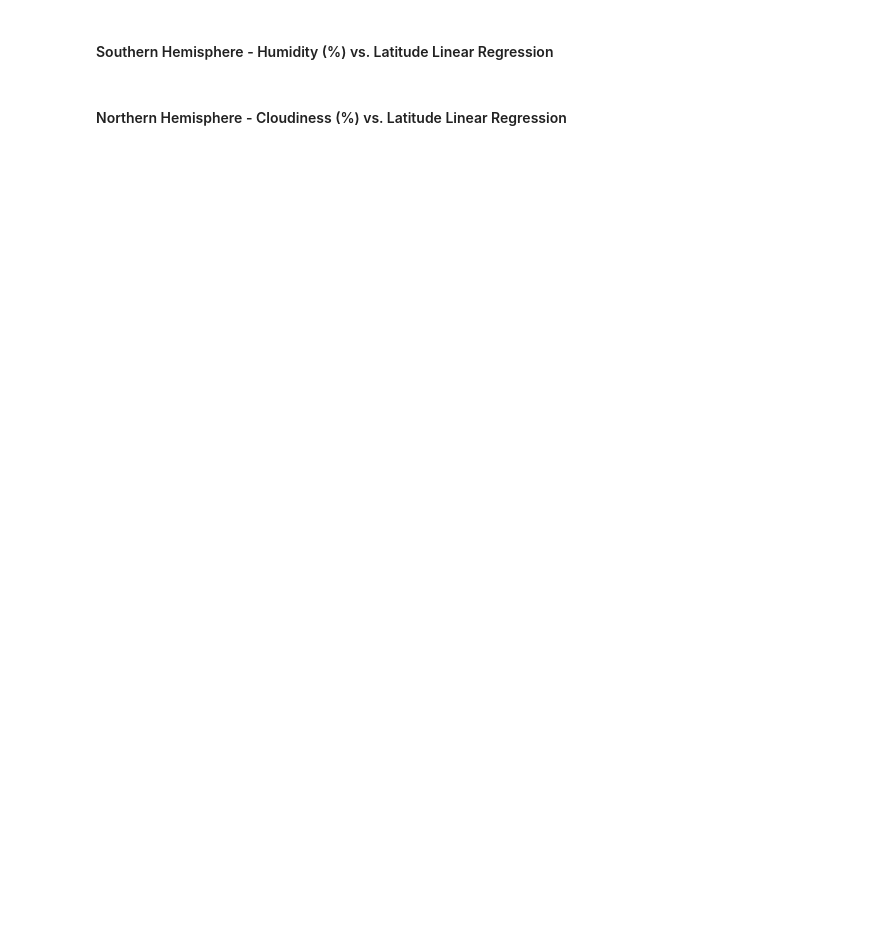
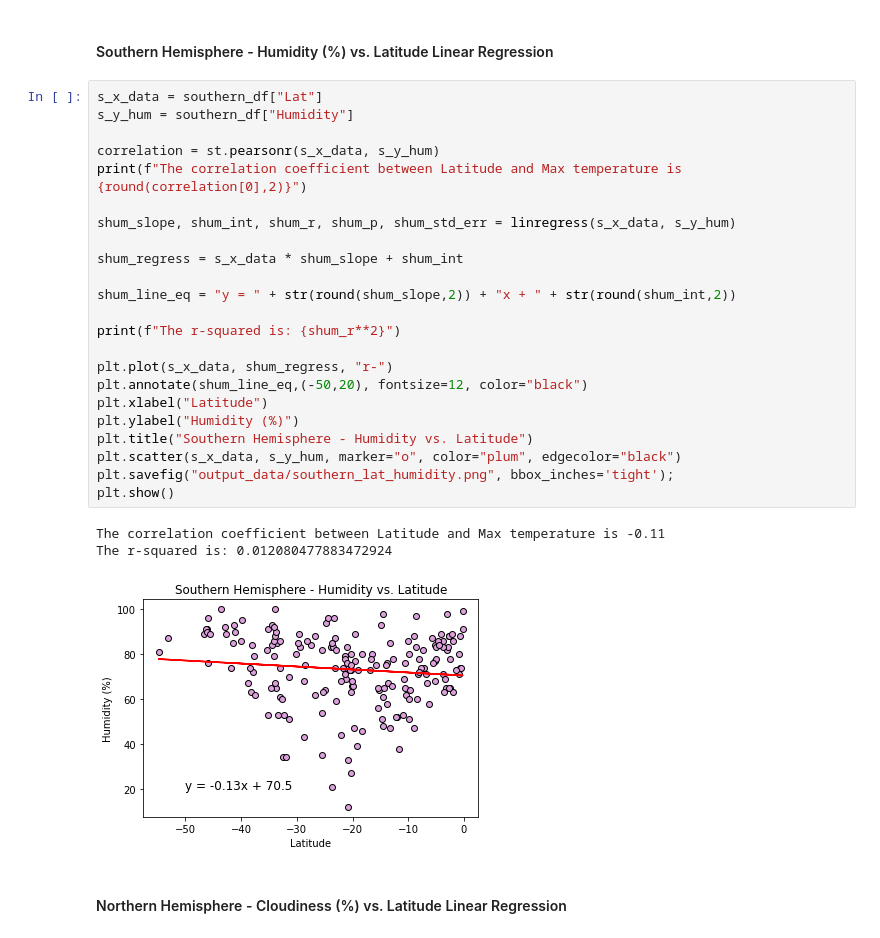
Before and after one commit to LP-116/python-api-challenge, a Jupyter notebook: WeatherPy/WeatherPy.ipynb, the cells around one changed output. Drawn from its saved outputs; the diff is of its cells as text; blank space fills up the shorter version.

```diff
--- a/WeatherPy/WeatherPy.ipynb
+++ b/WeatherPy/WeatherPy.ipynb
@@ -394,4 +421,31 @@ The r-squared is: 0.4632926647192736
 # %% [markdown]
 ####  Southern Hemisphere - Humidity (%) vs. Latitude Linear Regression
+# %%
+s_x_data = southern_df["Lat"]
+s_y_hum = southern_df["Humidity"]
+
+correlation = st.pearsonr(s_x_data, s_y_hum)
+print(f"The correlation coefficient between Latitude and Max temperature is {round(correlation[0],2)}")
+
+shum_slope, shum_int, shum_r, shum_p, shum_std_err = linregress(s_x_data, s_y_hum)
+
+shum_regress = s_x_data * shum_slope + shum_int
+
+shum_line_eq = "y = " + str(round(shum_slope,2)) + "x + " + str(round(shum_int,2))
+
+print(f"The r-squared is: {shum_r**2}")
+
+plt.plot(s_x_data, shum_regress, "r-")
+plt.annotate(shum_line_eq,(-50,20), fontsize=12, color="black")
+plt.xlabel("Latitude")
+plt.ylabel("Humidity (%)")
+plt.title("Southern Hemisphere - Humidity vs. Latitude")
+plt.scatter(s_x_data, s_y_hum, marker="o", color="plum", edgecolor="black")
+plt.savefig("output_data/southern_lat_humidity.png", bbox_inches='tight');
+plt.show()
+# %% [output]
+The correlation coefficient between Latitude and Max temperature is -0.11
+The r-squared is: 0.012080477883472924
+[figure, added]
 # %% [markdown]
 ####  Northern Hemisphere - Cloudiness (%) vs. Latitude Linear Regression
```
Also changed, not shown: parts of 3 cells of this notebook, 4 other files.
